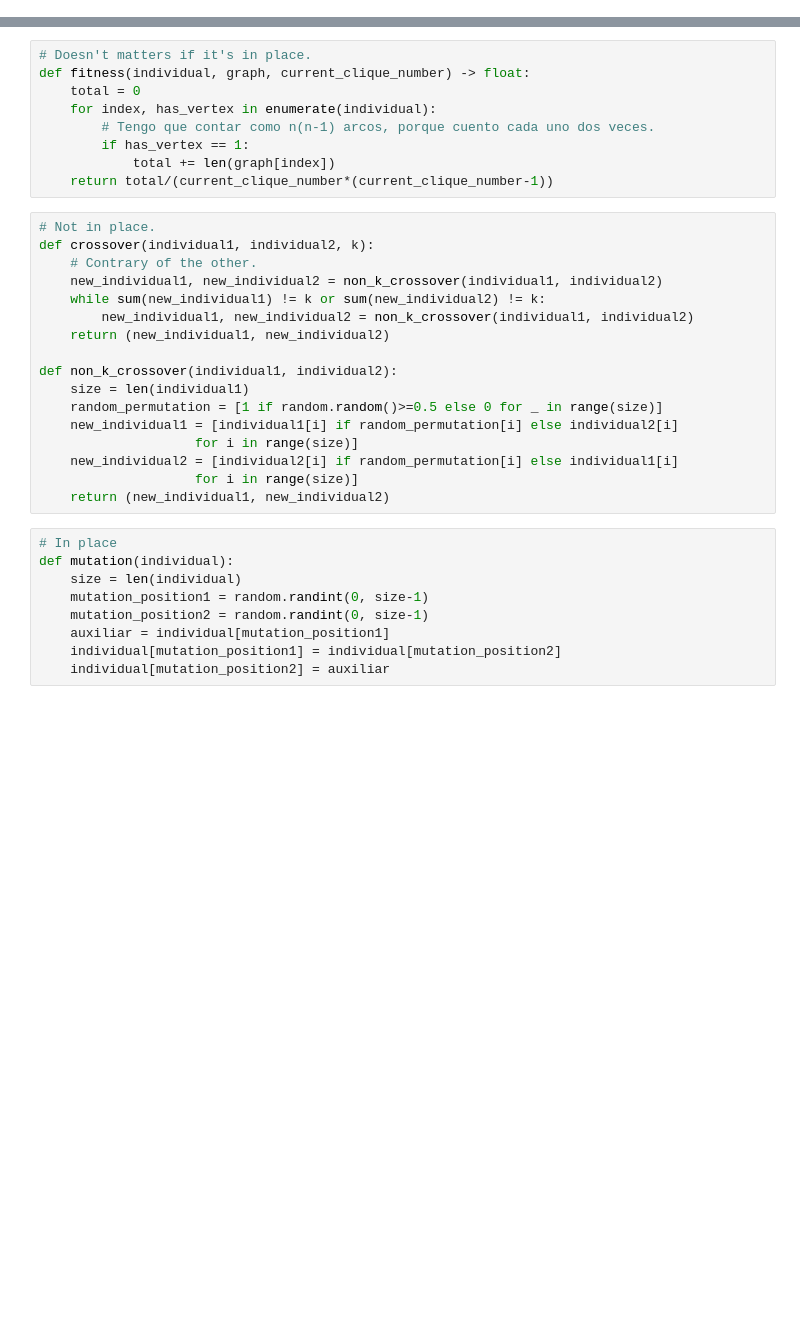
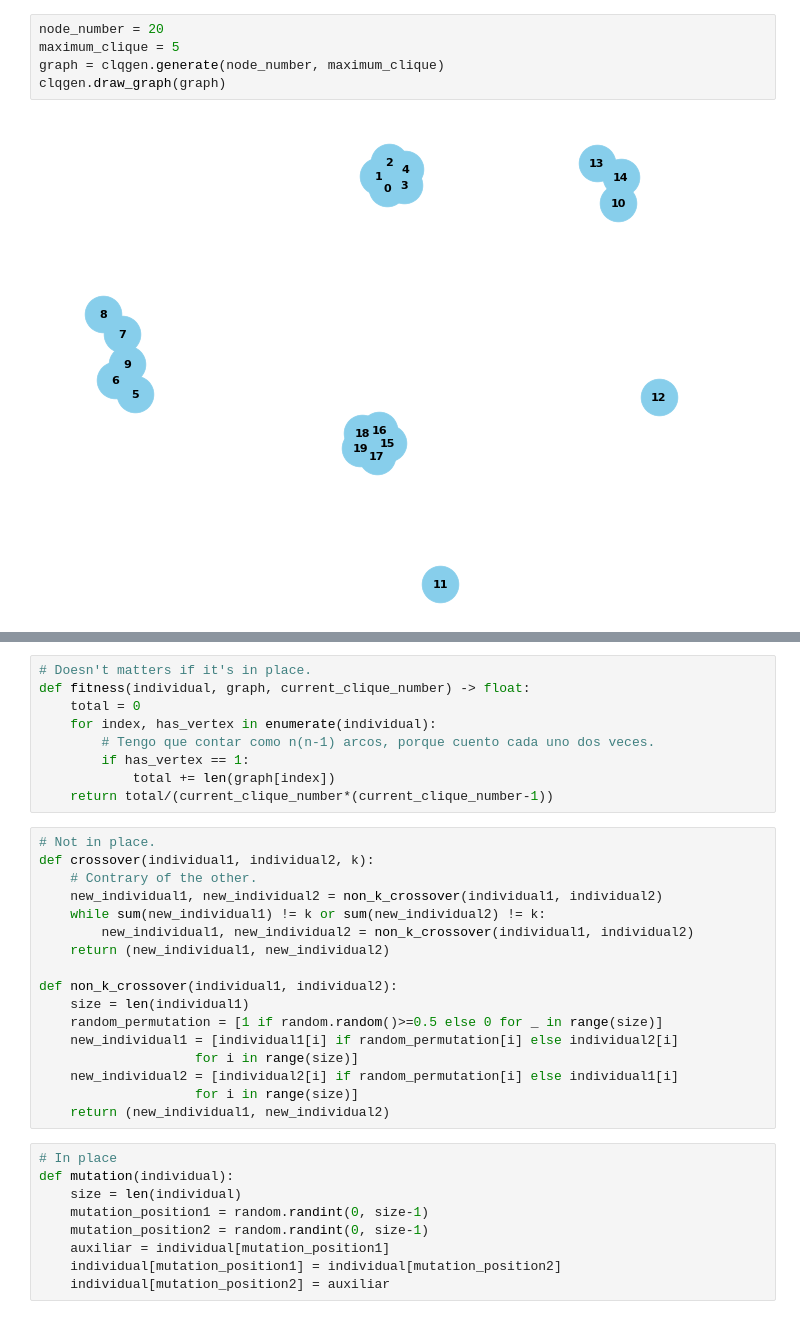
Before and after one commit to larodriguez22/Tarea5_algoritmos, a Jupyter notebook: max_clique.ipynb, the cells around one changed output, grey strips where cells are left out. Saved outputs shown, nothing was run; the diff lists cells and outputs as text; blank space fills up the shorter version.

```diff
--- a/max_clique.ipynb
+++ b/max_clique.ipynb
@@ -8,3 +8,10 @@ print(clqgen.generate(10, 3))
+# %%
+node_number = 20
+maximum_clique = 5
+graph = clqgen.generate(node_number, maximum_clique)
+clqgen.draw_graph(graph)
+# %% [output]
+[figure, added]
 # %%
 old_population = [[1, 0, 1, 0], [1, 0, 0, 0]]
 
```
Also changed, not shown: parts of 4 cells of this notebook, 1 other file.
